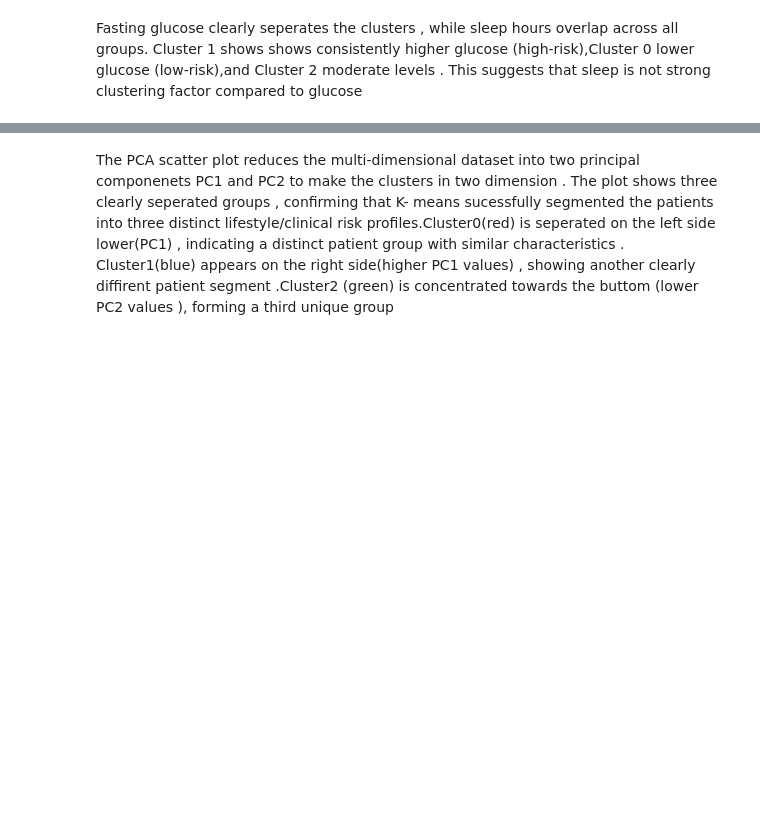
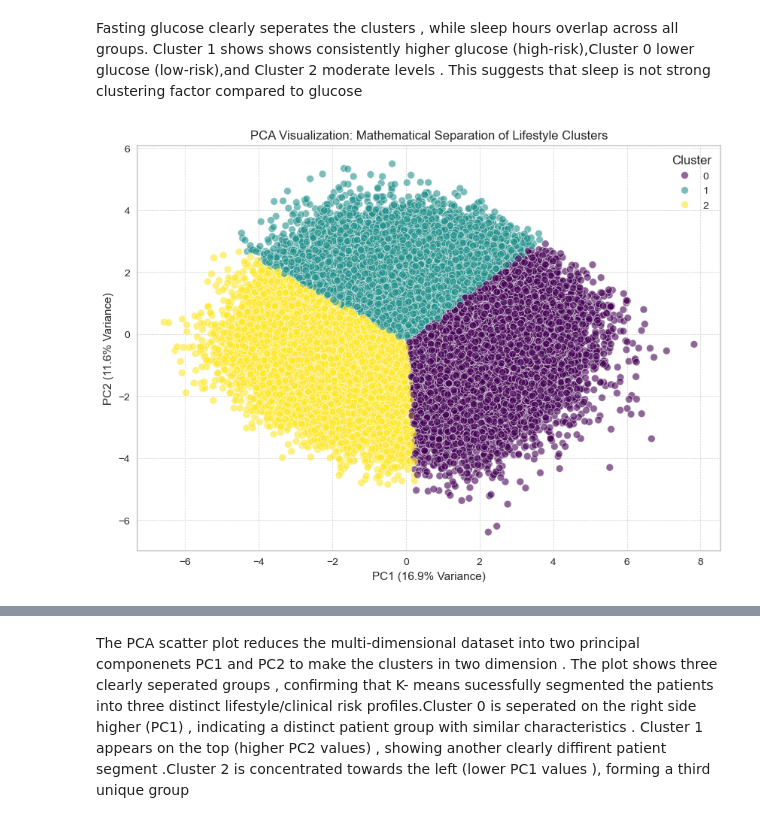
Before and after one commit to m-vs-0502/MLG382-Assignment1---Group-11, a Jupyter notebook: notebooks/cluster_modelling.ipynb, the cells around one changed output, grey strips where cells are left out. Saved outputs shown, nothing was run; the diff lists cells and outputs as text; code cells hidden in the pictures; blank space fills up the shorter version.

```diff
--- a/notebooks/cluster_modelling.ipynb
+++ b/notebooks/cluster_modelling.ipynb
@@ -84,10 +78,0 @@ noticeable variation across patients.
-# %%
-# Load the unscaled data to see real clinical values
-X_train = pd.read_csv('../data/processed/X_train.csv')
-
-# Attach the clusters we just generated
-X_train['Cluster'] = clusters
-
-# Display descriptive statistics for each cluster to see what they represent
-cluster_summary = X_train.groupby('Cluster').describe().T
-display(cluster_summary)
@@ -184,28 +177,78 @@ Fasting glucose clearly seperates the clusters , while sleep hours overlap acros
 # %%
 from sklearn.decomposition import PCA
 
-# 1. Apply PCA to the scaled features (use the variable from our earlier cells)
+X_train_scaled = pd.read_csv('../data/processed/X_train_scaled.csv')
+
+clinical_features = [
+    'Age', 'alcohol_consumption_per_week', 'physical_activity_minutes_per_week',
+    'diet_score', 'sleep_hours_per_day', 'screen_time_hours_per_day', 'bmi',
+    'waist_to_hip_ratio', 'systolic_bp', 'diastolic_bp', 'heart_rate',
+    'cholesterol_total', 'hdl_cholesterol', 'ldl_cholesterol', 'triglycerides',
+    'glucose_fasting', 'glucose_postprandial', 'insulin_level', 'hba1c'
+]
+
+clusters_scaled = kmeans_19.predict(X_train_scaled[clinical_features])
+
 pca = PCA(n_components=2)
-pca_result = pca.fit_transform(X_train_scaled.drop(columns=['Cluster']))
+pca_result = pca.fit_transform(X_train_scaled[clinical_features])
 
-# 2. Create dataframe for plotting
 pca_df = pd.DataFrame(pca_result, columns=["PC1", "PC2"])
-pca_df["Cluster"] = X_train_scaled["Cluster"].values
+pca_df["Cluster"] = clusters_scaled
 
-# 3. Plot PCA scatter plot
 plt.figure(figsize=(10, 7))
 sns.scatterplot(
     data=pca_df,
     x="PC1",
     y="PC2",
     hue="Cluster",
     palette="viridis",
     alpha=0.6
 )
 
 plt.title("PCA Visualization: Mathematical Separation of Lifestyle Clusters")
 plt.xlabel(f"PC1 ({pca.explained_variance_ratio_[0]:.1%} Variance)")
 plt.ylabel(f"PC2 ({pca.explained_variance_ratio_[1]:.1%} Variance)")
-# The variance labels tell you how much 'information' from the 16 features is captured in each axis
 plt.grid(True, linestyle="--", linewidth=0.5)
 plt.show()
+
+print(f"Total variance explained by 2 components: {pca.explained_variance_ratio_.sum():.1%}")
+
+print("=" * 60)
+print("WHAT FEATURES DRIVE EACH COMPONENT?")
+print("=" * 60)
+
+pca_components = pd.DataFrame(
+    pca.components_.T,
+    columns=['PC1', 'PC2'],
+    index=clinical_features
+)
+
+print("\n Top features driving PC1 (horizontal spread):")
+pc1_top = pca_components['PC1'].abs().sort_values(ascending=False).head(5)
+for feature, weight in pc1_top.items():
+    direction = "higher" if pca_components.loc[feature, 'PC1'] > 0 else "lower"
+    print(f"   {feature}: patients with {direction} values → move RIGHT")
+
+print("\n Top features driving PC2 (vertical spread):")
+pc2_top = pca_components['PC2'].abs().sort_values(ascending=False).head(5)
+for feature, weight in pc2_top.items():
+    direction = "higher" if pca_components.loc[feature, 'PC2'] > 0 else "lower"
+    print(f"   {feature}: patients with {direction} values → move UP")
+
+print("\n" + "=" * 60)
+print("CLINICAL VALIDATION - Mean Values by Cluster")
+print("=" * 60)
+
+key_metrics = ['hba1c', 'glucose_fasting', 'Age', 'bmi', 'physical_activity_minutes_per_week']
+cluster_means = X_train.groupby('Cluster')[key_metrics].mean()
+
+# Determine risk ordering
+cluster_means['Risk_Level'] = cluster_means['hba1c'].rank().map({
+    1: 'Low Risk',
+    2: 'Moderate Risk',
+    3: 'High Risk'
+})
+
+print(cluster_means.round(2))
+# %% [output]
+[figure, added]
@@ -212,3 +272,3 @@ plt.show()
 # %% [markdown]
-The PCA scatter plot reduces the multi-dimensional dataset into two principal componenets PC1 and PC2 to make the clusters in two dimension . The plot shows three clearly seperated groups , confirming that K- means sucessfully segmented the patients into three distinct lifestyle/clinical risk profiles.Cluster0(red) is seperated on the left side lower(PC1) , indicating a distinct patient group with similar characteristics .
-Cluster1(blue) appears on the right side(higher PC1 values) , showing another clearly diffirent patient segment .Cluster2 (green) is concentrated towards the buttom (lower PC2 values ), forming a third unique group
+The PCA scatter plot reduces the multi-dimensional dataset into two principal componenets PC1 and PC2 to make the clusters in two dimension . The plot shows three clearly seperated groups , confirming that K- means sucessfully segmented the patients into three distinct lifestyle/clinical risk profiles.Cluster 0 is seperated on the right side higher (PC1) , indicating a distinct patient group with similar characteristics .
+Cluster 1 appears on the top  (higher PC2 values) , showing another clearly diffirent patient segment .Cluster 2 is concentrated towards the left (lower PC1 values ), forming a third unique group
```
Also changed, not shown: parts of 20 cells of this notebook, 9 other files.
